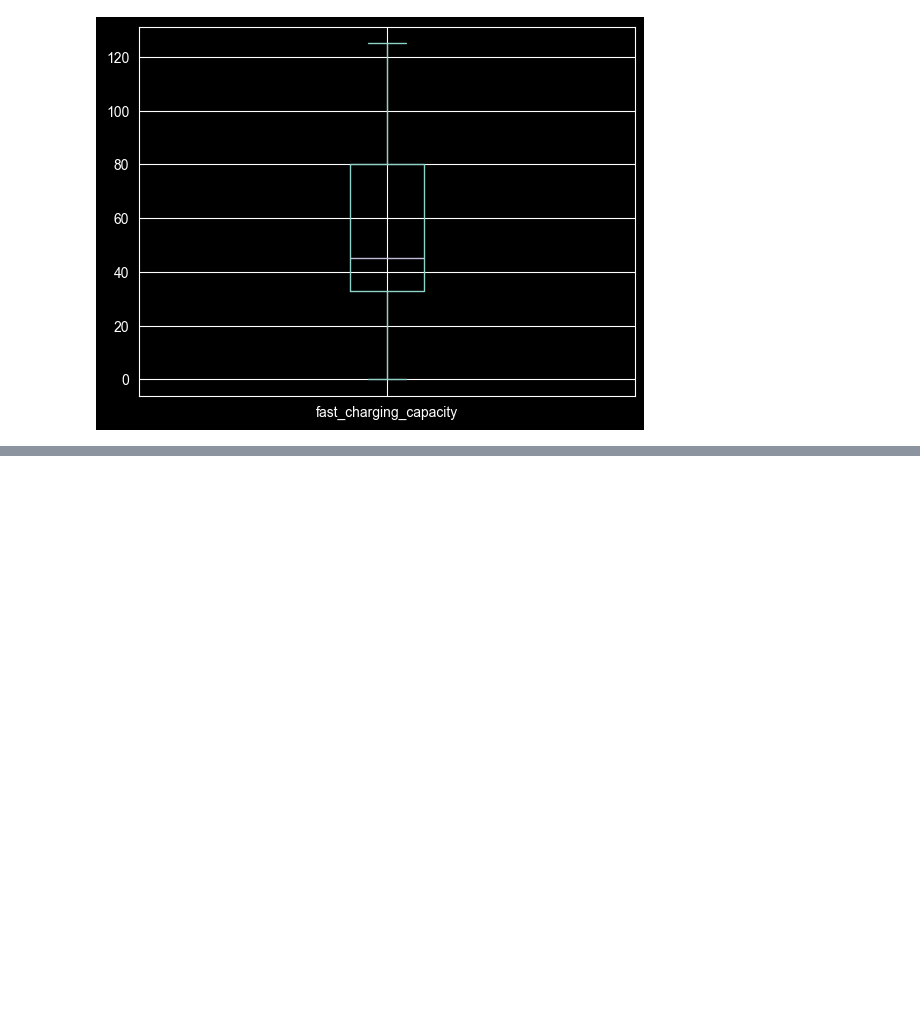
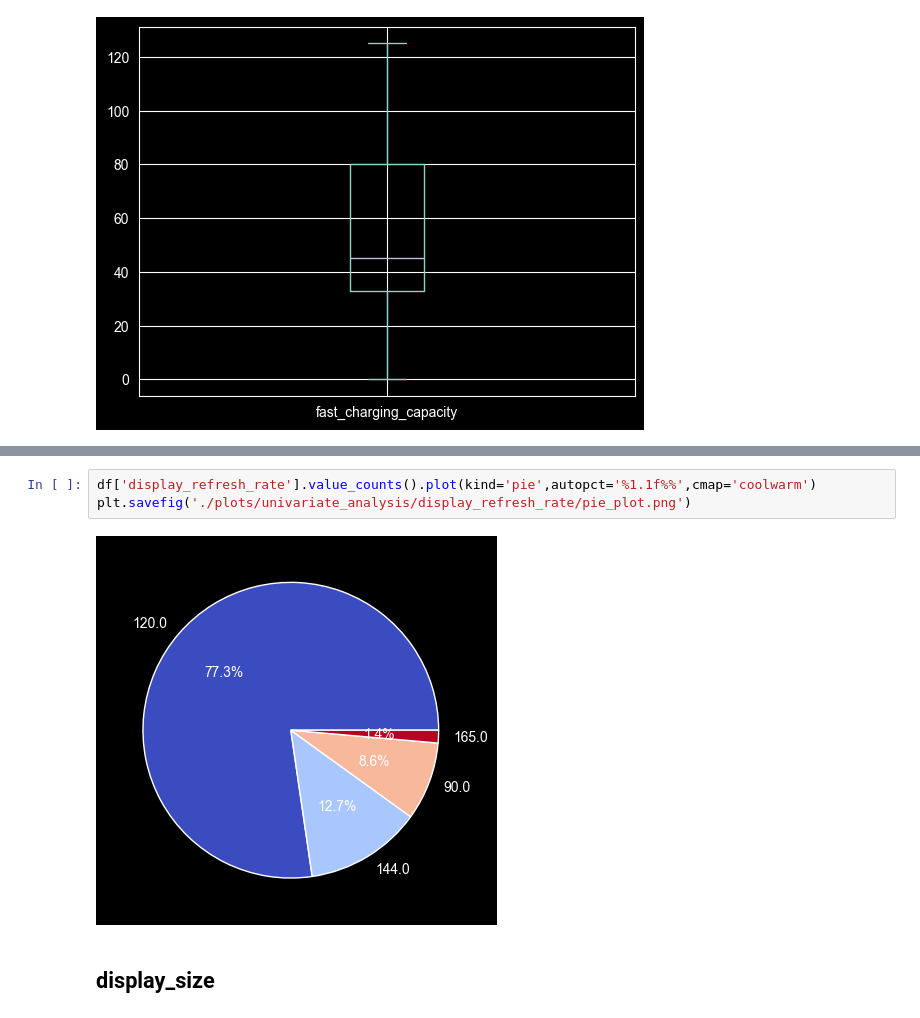
Before and after one commit to sudiptom619/EDA-On-5G-Smartphone, a Jupyter notebook: main.ipynb, the cells around one changed output, grey strips where cells are left out. Drawn from its saved outputs; the diff is of its cells as text; blank space fills up the shorter version.

```diff
--- a/main.ipynb
+++ b/main.ipynb
@@ -459,0 +468,7 @@ df['fast_charging_capacity'].plot(kind='box')
+# %%
+df['display_refresh_rate'].value_counts().plot(kind='pie',autopct='%1.1f%%',cmap='coolwarm')
+plt.savefig('./plots/univariate_analysis/display_refresh_rate/pie_plot.png')
+# %% [output]
+[figure, added]
+# %% [markdown]
+## display_size
```
Also changed, not shown: parts of 49 cells of this notebook, 24 other files.
